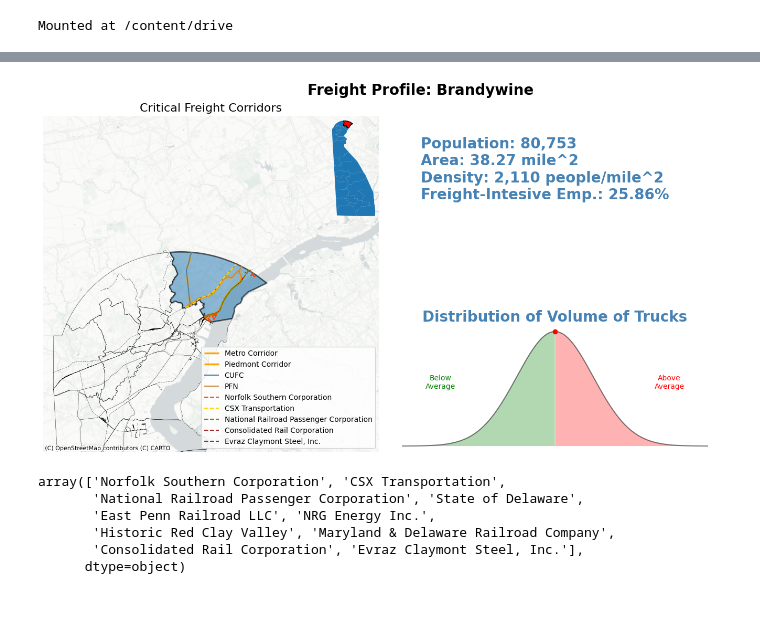
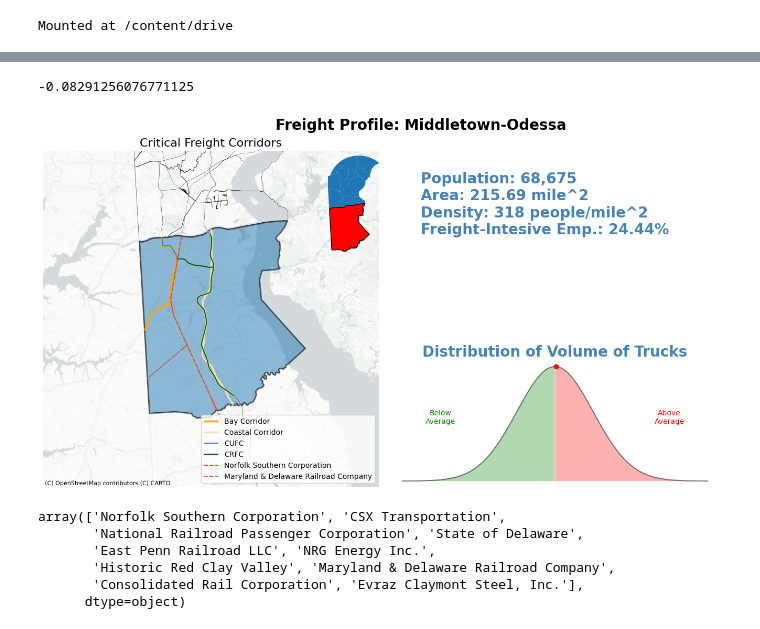
Before and after one commit to ReidelVichot/DEFreightProfiles, a Jupyter notebook: Roads_Tracks_infograph 9-22.ipynb, the cells around one changed output, grey strips where cells are left out. Saved outputs shown, nothing was run; the diff lists cells and outputs as text; code cells hidden in the pictures.

```diff
--- a/Roads_Tracks_infograph 9-22.ipynb
+++ b/Roads_Tracks_infograph 9-22.ipynb
@@ -86,8 +87,26 @@ PiedmontCorridor = gpd.read_file("/content/drive/MyDrive/FreightProfiles/Piedmon
 PiedmontCorridor = PiedmontCorridor.to_crs("EPSG:2235")
 # %%
 plt.rcdefaults()
+# %%
+truck_traffic = pd.read_csv("/content/drive/MyDrive/FreightProfiles/StreetLight/1669875_All_CCDsAvailable_trucks_2020/1669875_All_CCDsAvailable_trucks_2020/1669875_All_CCDsAvailable_trucks_2020_odg_comm.csv")
+cols = ['Vehicle Weight', 'Origin Zone ID', 'Origin Zone Name',
+        'Origin Zone Source', 'Destination Zone ID', 'Destination Zone Name',
+        'Destination Zone Source', 'Day Type', 'Day Part',
+        'Average Daily O-D Traffic (StL Index)',
+        'Average Daily Origin Zone Traffic (StL Index)',
+       'Average Daily Destination Zone Traffic (StL Index)',
+       'Avg Travel Time (sec)']
+truck_traffic = truck_traffic[cols]
+truck_traffic2 = truck_traffic[truck_traffic["Day Type"]=="0: All Days (M-Su)"][truck_traffic['Day Part']=="00: All Day (12am-12am)"].groupby("Destination Zone Name").sum(numeric_only=True).reset_index()
+truck_traffic_ccd = truck_traffic2[truck_traffic2["Destination Zone Name"].isin(ccd["NAME"].values)][['Destination Zone Name', 'Average Daily O-D Traffic (StL Index)']]
+ccd  = ccd.merge(truck_traffic_ccd, left_on="CCD", right_on="Destination Zone Name")
+ccd["z-score"] = (ccd["Average Daily O-D Traffic (StL Index)"] - ccd["Average Daily O-D Traffic (StL Index)"].mean())/ccd["Average Daily O-D Traffic (StL Index)"].std()
+# %%
+ccd[ccd["NAME"]=="Newark"]["z-score"].values[0]
+# %% [output]
+-0.08291256076771125
 # %%
-CCD = "Brandywine"
+CCD = "Middletown-Odessa"
 resol = 85000
 x_low = ccd[ccd["NAME"]==CCD].centroid.x.values[0] - resol
 x_high = ccd[ccd["NAME"]==CCD].centroid.x.values[0] + resol
@@ -168,41 +187,41 @@ x = np.linspace(-4, 4, 1000)
 # Define the y-axis values using the normal distribution function
 y = np.exp(-x**2 / 2) / (np.sqrt(2 * np.pi))
 # The z-score
-z =0
+z = ccd[ccd["NAME"]==CCD]["z-score"].values[0]
 
 # Create the plot
 ax4.plot(x, y, alpha=0.5, color="k")
 
 # Add labels and title
 ax4.set_axis_off()
 plt.title("Distribution of Volume of Trucks", color="steelblue", weight="bold", fontsize=20)
 
 # Add a dot on the bell curve at x = 1
 ax4.plot(z, np.exp(-z**2 / 2) / (np.sqrt(2 * np.pi)), marker="o", color="red")
 
 # Fill the area under the curve with green color
 ax4.fill_between(x, y, 0, where=x <= 0, facecolor="green", alpha=0.3)
 ax4.fill_between(x, y, 0, where=x > 0, facecolor="red", alpha=0.3)
 ax4.text(-3,0.2, "Below\nAverage", color="green", alpha=1, fontsize=10, ha="center")
 ax4.text( 3,0.2, "Above\nAverage", color="red", alpha=1, fontsize=10, ha="center")
 
 
 
 cx.add_basemap(ax, source=cx.providers.CartoDB.PositronNoLabels, crs = "EPSG:2235")
 ax.legend(loc='lower right')
 
 header = fig.text(0.5, 0.90, "Freight Profile: " + CCD, fontsize=20, color="k", weight="bold", ha="center")
 content =  fig.text(0.5, 0.80,  "Population: " +  "{:,}".format(ccd[ccd["NAME"]==CCD]["POP_20"].values[0]) + "\n" +
                                 "Area: " + "{:,.2f}".format(ccd[ccd["NAME"]==CCD].area.values[0]*3.58701e-8) + " mile^2\n" +
                                 "Density: " + "{:,.0f}".format(ccd[ccd["NAME"]==CCD]["POP_20"].values[0] / ccd[ccd["NAME"]==CCD].area.values[0] / 3.58701e-8) + " people/mile^2\n" +
                                 "Freight-Intesive Emp.: " + "{:.2f}%".format(ccd[ccd["NAME"]==CCD]["FIS_per"].values[0]) + "\n"
                                 , color="steelblue", weight="bold", va="top", fontsize=20)
 
 
 
 fig.show()
 # %% [output]
-[figure, old version]
+[figure, new version]
 # %%
 rail["OWNER"].unique()
 # %% [output]
```
Also changed, not shown: parts of 1 cell of this notebook.
